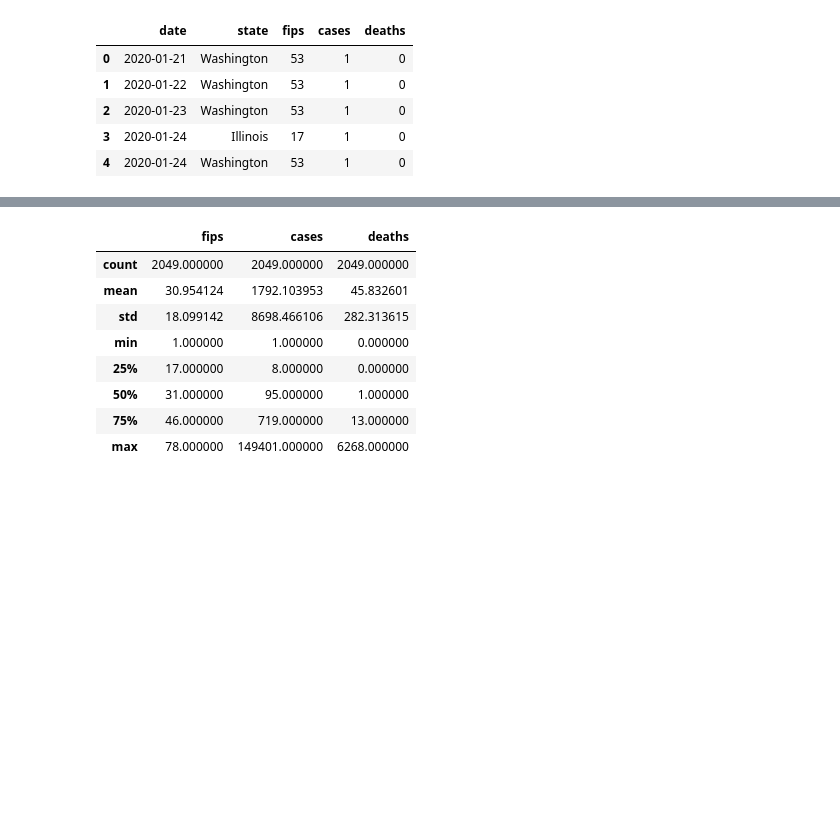
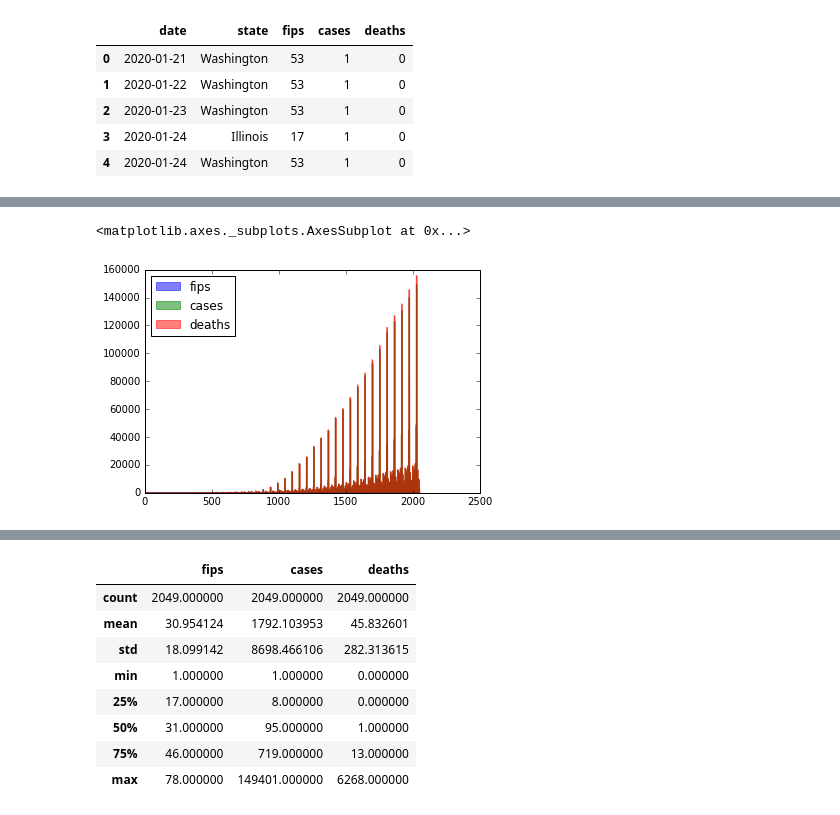
Before and after one commit to MohammadHeydari/DataScience, a Jupyter notebook: Amir_1_project.ipynb, the cells around one changed output, grey strips where cells are left out. Saved outputs shown, nothing was run; the diff lists cells and outputs as text; code cells hidden in the pictures; blank space fills up the shorter version.

```diff
--- a/Amir_1_project.ipynb
+++ b/Amir_1_project.ipynb
@@ -49,0 +90,5 @@ death_by_state
+# %%
+covid19_states.plot.area(alpha=0.5)
+# %% [output]
+<matplotlib.axes._subplots.AxesSubplot at 0x...>
+[figure, added]
```
Also changed, not shown: parts of 24 cells of this notebook.
